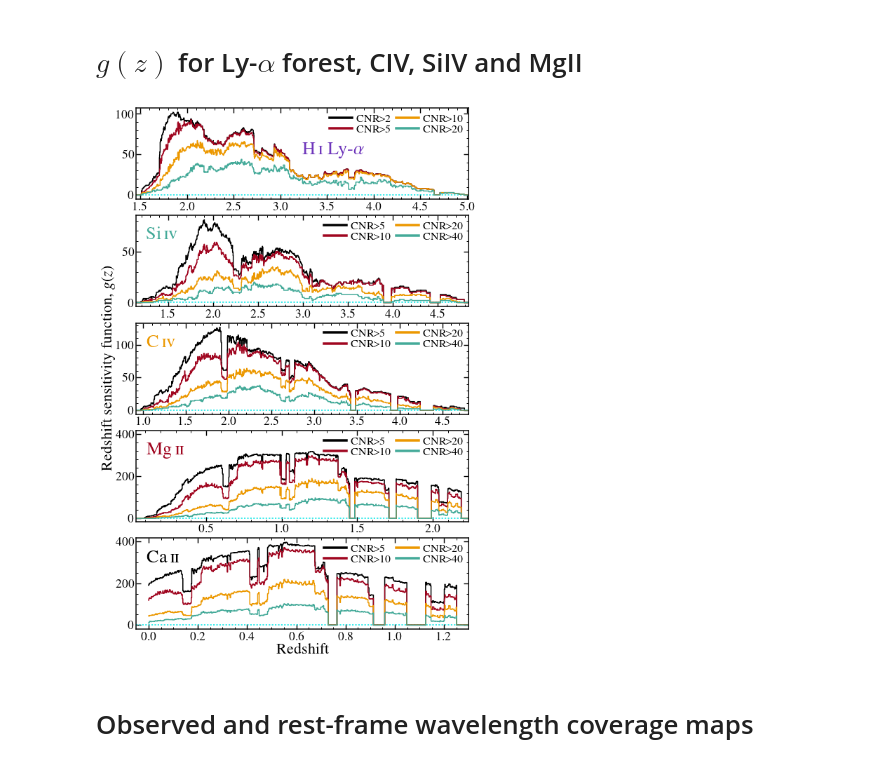
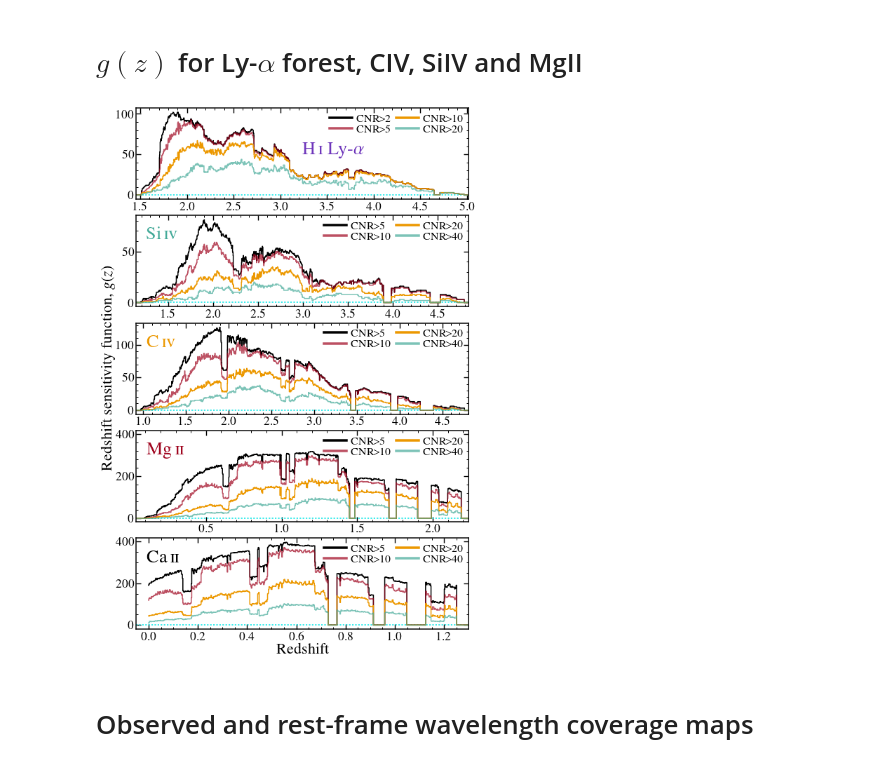
Before and after one commit to MTMurphy77/UVES_SQUAD_DR1, a Jupyter notebook: Paper/src/plots_for_paper.ipynb, the cells around one changed output. Saved outputs shown, nothing was run; the diff lists cells and outputs as text; code cells hidden in the pictures.

```diff
--- a/Paper/src/plots_for_paper.ipynb
+++ b/Paper/src/plots_for_paper.ipynb
@@ -382,7 +386,7 @@ ymin,ymax=-0.04*ymax,1.03*ymax
 yrng=ymax-ymin
 ax1.hlines([0.0],xmin,xmax,colors=myc['cyan'],linestyles=':',linewidths=1.5)
 for i in range(0,3):
-    ax1.step(ztran[i],covfunc[i],where='post',lw=2.0,color=colours[i],alpha=1.0,
+    ax1.step(ztran[i],covfunc[i],where='post',lw=2.0,color=colours[i],alpha=1.0-i*0.15,
          label=ion[i]+' (%d)' % ncovered[i])#,rasterized=True)
 ax1.xaxis.set_minor_locator(AutoMinorLocator(5))
 ax1.yaxis.set_minor_locator(AutoMinorLocator(5))
@@ -398,7 +402,8 @@ ymin,ymax=-0.04*ymax,1.03*ymax
 yrng=ymax-ymin
 ax2.hlines([0.0],xmin,xmax,colors=myc['cyan'],linestyles=':',linewidths=1.5)
 for i in range(3,ntran):
-    ax2.step(ztran[i],covfunc[i],where='post',lw=2.0,color=colours[i],alpha=1.0,
+    alpha=0.7 if (i==3) else 1.0-(ntran-i-1)*0.25
+    ax2.step(ztran[i],covfunc[i],where='post',lw=2.0,color=colours[i],alpha=alpha,
          label=ion[i]+' (%d)' % ncovered[i])#,rasterized=True)
 ax2.set_xlabel(r'Redshift',ha='center',fontsize=bfsize)
 ax2.annotate(r'Number',xy=(-0.09,1.0),xycoords='axes fraction',color='black',
@@ -514,36 +519,37 @@ for i in range(0,ntran):
     ax[i]=plt.subplot2grid((ntran,1),(i,0),rowspan=1,colspan=1)
     xmin=z[gz[i][0]>0.0][0]-0.05
     xmax=z[gz[i][0]>0.0][-1]+0.05
     xrng=xmax-xmin
     ymax=max(gz[i][0])
     ymin,ymax=-0.05*ymax,1.05*ymax
     if (i==3): ymax=1.25*ymax
     yrng=ymax-ymin
     ax[i].hlines([0.0],xmin,xmax,colors=myc['cyan'],linestyles=':',linewidths=1.5)
     for j in range(0,ncnr):
-        ax[i].step(z,gz[i][j],where='mid',lw=1.5,linestyle='-',color=colours[-j-1],alpha=1.0,
+        alpha=1.0 if ((j==0) | (j==2)) else 0.7
+        ax[i].step(z,gz[i][j],where='mid',lw=1.5,linestyle='-',color=colours[-j-1],alpha=alpha,
                    label=r'${\rm CNR}\!\!>\!\!%.0f$' % cnrthresh[i][j])#,rasterized=True)
     if (i==ntran-1): ax[i].set_xlabel(r'Redshift',ha='center',fontsize=bfsize)
     if (i==2): ax[i].set_ylabel(r'Redshift sensitivity function, $g(z)$',ha='center',va='bottom',fontsize=bfsize)
     loc=(0.50,0.54) if (i==0) else (0.03,0.78)
     ax[i].annotate(ion[i],xy=loc,xycoords='axes fraction',color=colours[i],ha='left',va='center',fontsize=1.2*bfsize)
     ax[i].xaxis.set_minor_locator(AutoMinorLocator(5))
     ax[i].yaxis.set_minor_locator(AutoMinorLocator(5))
     ax[i].set_xlim(xmin,xmax)
     ax[i].set_ylim(ymin,ymax)
     # Legend
     handles,labels=ax[i].get_legend_handles_labels()
     leg=ax[i].legend(handles,labels,fontsize=0.73*bfsize,labelspacing=0.03,borderpad=0.0,
                      borderaxespad=0.5,loc=1,ncol=2)
     for legobj in leg.legendHandles:
         legobj.set_linewidth(3.5)
 
 plt.minorticks_on()
 fig.subplots_adjust(left=0.05,right=0.99,bottom=0.13,top=0.99,wspace=0.0,hspace=0.18)
 # Export to PDF
-#plt.savefig('DR1_gz.pdf',bbox_inches='tight',pad_inches=0.05)
+plt.savefig('DR1_gz.pdf',bbox_inches='tight',pad_inches=0.05)
 # %% [output]
-[figure, old version]
+[figure, new version]
 # %% [markdown]
 # Observed and rest-frame wavelength coverage maps
 # %%
```
Also changed, not shown: parts of 6 cells of this notebook, 11 other files.
